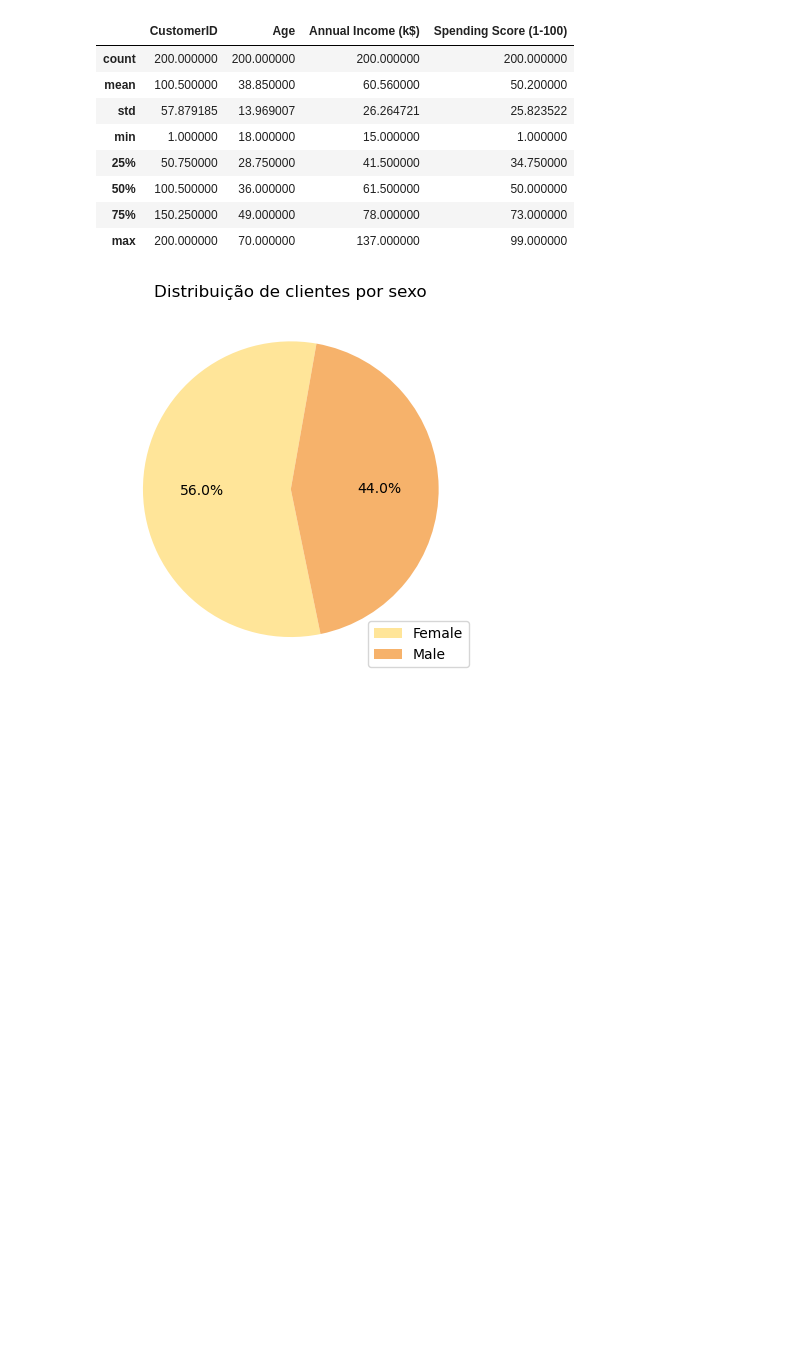
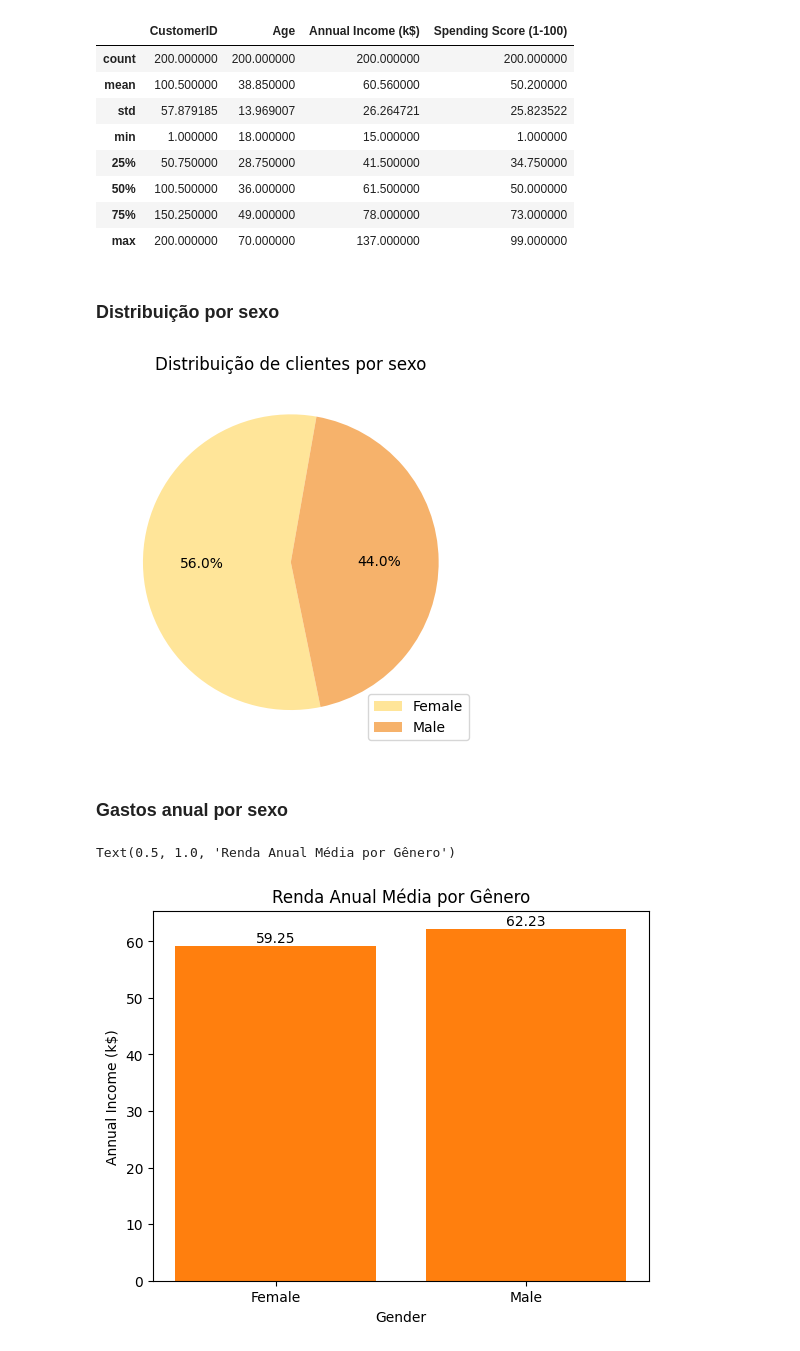
Before and after one commit to soueuwilliam/Shopping_Customer_Clustering, a Jupyter notebook: Notebooks/analises_exploratoria.ipynb, the cells around one changed output. Cells and saved outputs as stored; diff of their text form; code cells hidden in the pictures; blank space fills up the shorter version.

```diff
--- a/Notebooks/analises_exploratoria.ipynb
+++ b/Notebooks/analises_exploratoria.ipynb
@@ -18,7 +21,8 @@ To: /home/willliam/Work/pessoal/Shopping_Customer_Clustering/date/Mall_Customers
 # %% [markdown]
 ## Importando dados
 # %%
-df = pd.read_csv('../date/Mall_Customers.csv')
+# df = pd.read_csv('../date/Mall_Customers.csv')
+df = pd.read_csv('Mall_Customers.csv')
 print(f"{'-'*20} INFORMAÇÕES SOBRE O DATAFRAME {'-'*20}")
 df.info()
 print(f"{'-'*32} HEAD {'-'*33}")
@@ -58,6 +62,8 @@ df.describe()
 | 50% | 100.500000 | 36.000000 | 61.500000 | 50.000000 |
 | 75% | 150.250000 | 49.000000 | 78.000000 | 73.000000 |
 | max | 200.000000 | 70.000000 | 137.000000 | 99.000000 |
+# %% [markdown]
+### Distribuição por sexo
 # %%
 plt.pie(df['Gender'].value_counts(), startangle = 80, colors=['#ffe599', '#f6b26b'], autopct="%1.1f%%" )
 plt.rc('font' , size=10)
@@ -65,4 +71,23 @@ plt.title('Distribuição de clientes por sexo')
 plt.legend(labels = ['Female', 'Male'], loc="lower right")
 plt.show()
 # %% [output]
-[figure, old version]
+[figure, new version]
+# %% [markdown]
+### Gastos anual por sexo
+# %%
+means = df.groupby('Gender')['Annual Income (k$)'].mean()
+
+plt.bar(means.index, means)
+
+means = df.groupby('Gender')['Annual Income (k$)'].mean()
+
+colors = {'Male': '#ffe599', 'Female': '#f6b26b'}
+
+plt.bar(means.index, means, color=['#f6b26b','#ffe599'])
+plt.bar_label(plt.bar(means.index, means), labels=means.round(2))
+plt.xlabel('Gender')
+plt.ylabel('Annual Income (k$)')
+plt.title('Renda Anual Média por Gênero')
+# %% [output]
+Text(0.5, 1.0, 'Renda Anual Média por Gênero')
+[figure, added]
```
Also changed, not shown: parts of 4 cells of this notebook.
